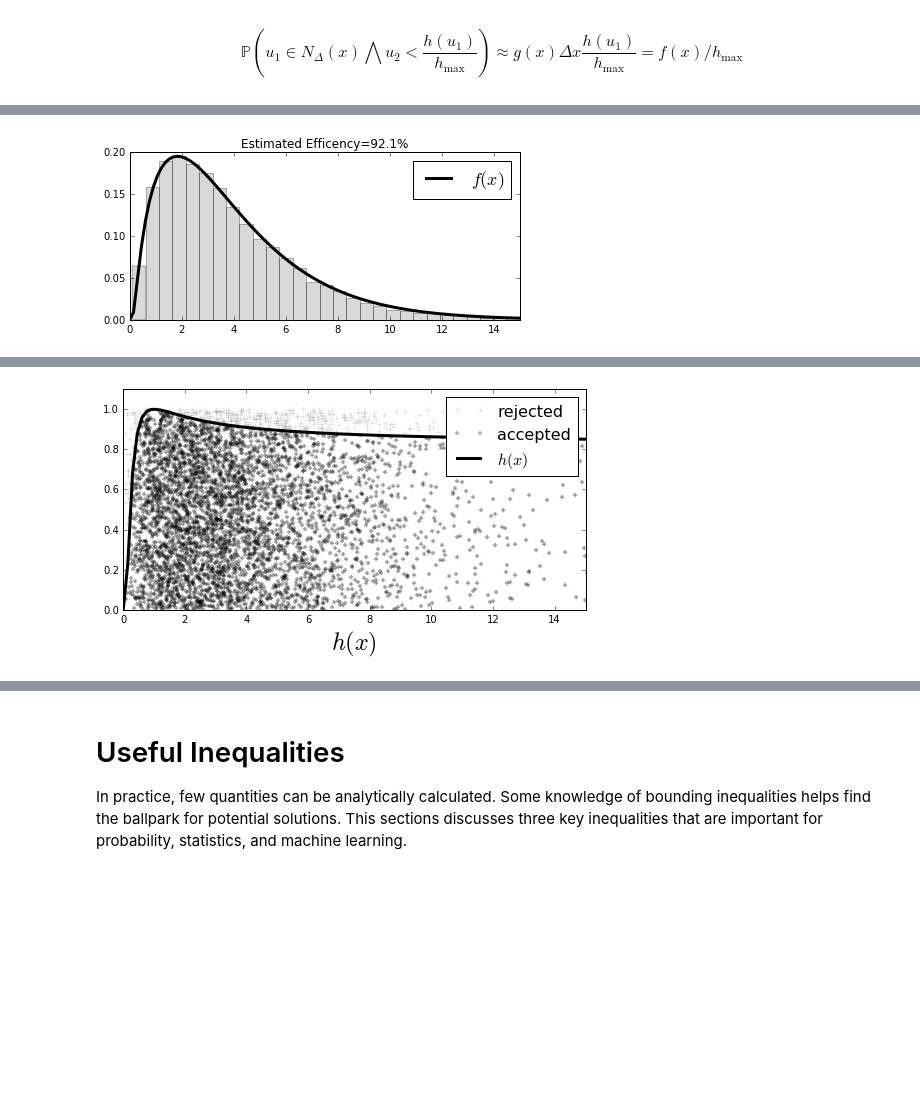
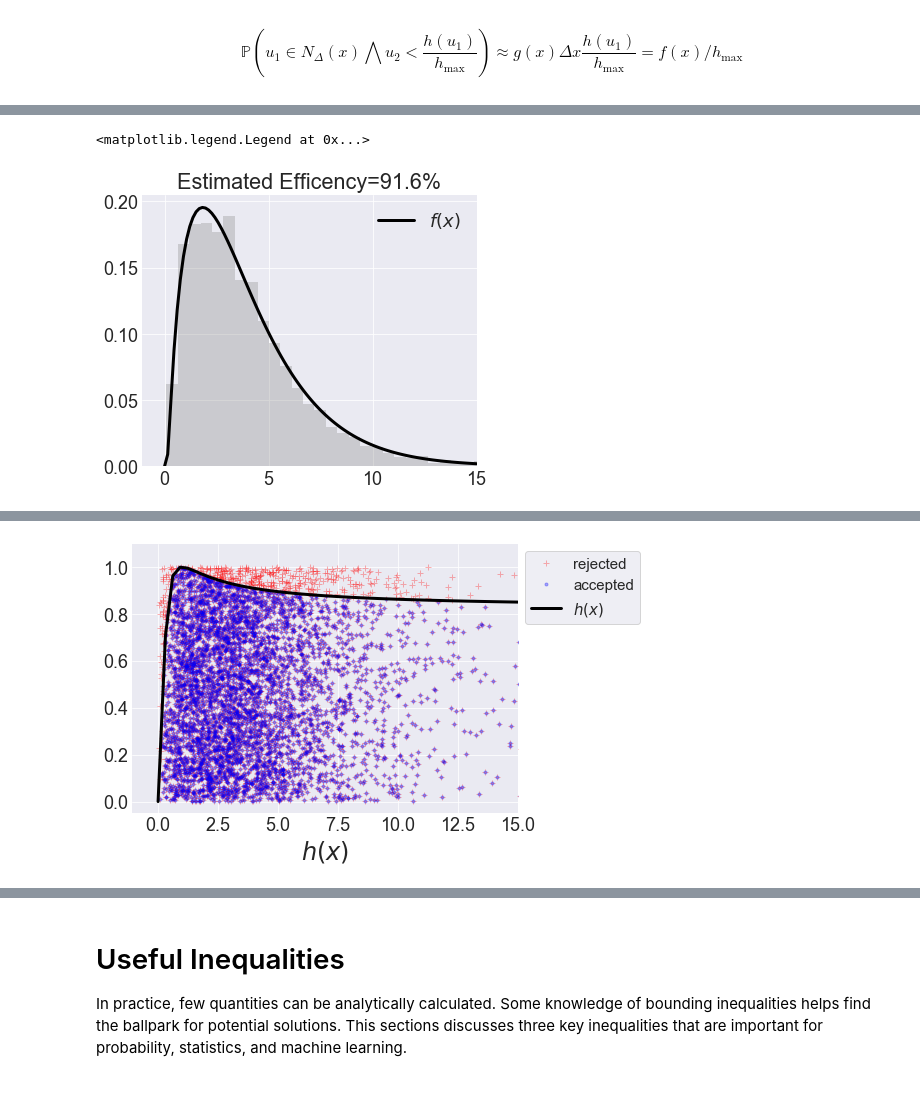
Before and after one commit to hvribeiro/MCSC1, a Jupyter notebook: aulas/02.2 - Introduction to probability.ipynb, the cells around one changed output, grey strips where cells are left out. Cells and saved outputs as stored; diff of their text form; code cells hidden in the pictures; blank space fills up the shorter version.

```diff
--- a/aulas/02.2 - Introduction to probability.ipynb
+++ b/aulas/02.2 - Introduction to probability.ipynb
@@ -826,11 +831,15 @@ $$
 # %%
-import numpy as np
 x = np.linspace(0.001,15,100)
-f= lambda x: np.exp(-(x-1)**2/2./x)*(x+1)/12.
-fx = f(x)
-M=0.3                          # scale factor
-u1 = np.random.rand(10000)*15  # uniform random samples scaled out
+
+def f(x):
+    return(np.exp(-(x-1)**2/2./x)*(x+1)/12.)
+
+M = .3 # scale factor
+
+u1 = np.random.rand(10000)*15  # uniform random samples scaled out [0,15]
 u2 = np.random.rand(10000)     # uniform random samples
-idx,= np.where(u2<=f(u1)/M)    # rejection criterion
-v = u1[idx]
+
+idx = u2<=f(u1)/M
+
+v = u1[u2<=f(u1)/M]
 # %%
@@ -973,16 +985,17 @@ u2 = np.random.rand(5000)# uniform random samples
 idx = (u2 <= h(u1)/hmax) # rejection criterion
 v = u1[idx]              # keep these only
 # %%
-fig,ax=subplots()
-fig.set_size_inches((7,3))
-_=ax.hist(v,normed=1,bins=40,alpha=.3,color='gray')
-_=ax.plot(x,fx,color='k',lw=3.,label='$f(x)$')
-_=ax.set_title('Estimated Efficency=%3.1f%%'%(100*len(v)/len(u1)))
-_=ax.axis(xmax=15)
-_=ax.legend(fontsize=18)
+fig,ax=plt.subplots(figsize=(6,5))
+
+ax.hist(v,density=True,bins=40,alpha=.3,color='gray')
+ax.plot(x,fx,color='k',lw=3.,label='$f(x)$')
+ax.set_title('Estimated Efficency=%3.1f%%'%(100*len(v)/len(u1)))
+ax.axis(xmax=15)
+ax.legend(fontsize=18)
 #fig.savefig('fig-probability/Sampling_Monte_Carlo_010.png')
 # %% [output]
+<matplotlib.legend.Legend at 0x...>
-[figure, old version]
+[figure, new version]
 # %% [markdown]
 <!-- dom:FIGURE: [fig-probability/Sampling_Monte_Carlo_010.png, width=500 frac=0.85]  Using the updated method, the histogram matches the target probability density function with high efficiency. <div id="fig:Sampling_Monte_Carlo_010"></div> -->
 <!-- begin figure -->
@@ -1001,19 +1014,22 @@ efficient.  [Figure](#fig:Sampling_Monte_Carlo_010) shows that the histogram
 and the probability density function match.  For completeness, [Figure](#fig:Sampling_Monte_Carlo_011) shows the samples with the corresponding
 threshold $h(x)/h_{\max}$ that was used to select them.
 # %%
-fig,ax=subplots()
-fig.set_size_inches((7,4))
-_=ax.plot(u1,u2,'+',label='rejected',alpha=.3,color='gray')
-_=ax.plot(u1[idx],u2[idx],'g.',label='accepted',alpha=.3,color='k')
-_=ax.plot(x,h(x)/hmax,color='k',lw=3.,label='$h(x)$')
-_=ax.legend(fontsize=16,loc=0)
-_=ax.set_xlabel('$x$',fontsize=24)
-_=ax.set_xlabel('$h(x)$',fontsize=24)
-_=ax.axis(xmax=15,ymax=1.1)
+fig,ax = plt.subplots(figsize=(8,5))
+
+x = np.linspace(0.01,15)
+
+ax.plot(u1,u2,'+',label='rejected',alpha=.3,color='red')
+ax.plot(u1[idx],u2[idx],'g.',label='accepted',alpha=.3,color='blue')
+ax.plot(x,h(x)/hmax,color='k',lw=3.,label='$h(x)$')
+
+ax.legend(fontsize=15,loc="upper left", bbox_to_anchor=(1,1),frameon=True,fancybox=True)
+ax.set_xlabel('$x$',fontsize=24)
+ax.set_xlabel('$h(x)$',fontsize=24)
+ax.axis(xmax=15,ymax=1.1)
 fig.tight_layout()
 #fig.savefig('fig-probability/Sampling_Monte_Carlo_011.png')
 # %% [output]
-[figure, old version]
+[figure, new version]
 # %% [markdown]
 <!-- dom:FIGURE: [fig-probability/Sampling_Monte_Carlo_011.png, width=500 frac=0.95]  Fewer proposed points were rejected in this case, which means better efficiency. <div id="fig:Sampling_Monte_Carlo_011"></div> -->
 <!-- begin figure -->
```
Also changed, not shown: parts of 35 cells of this notebook, 1 other file.
